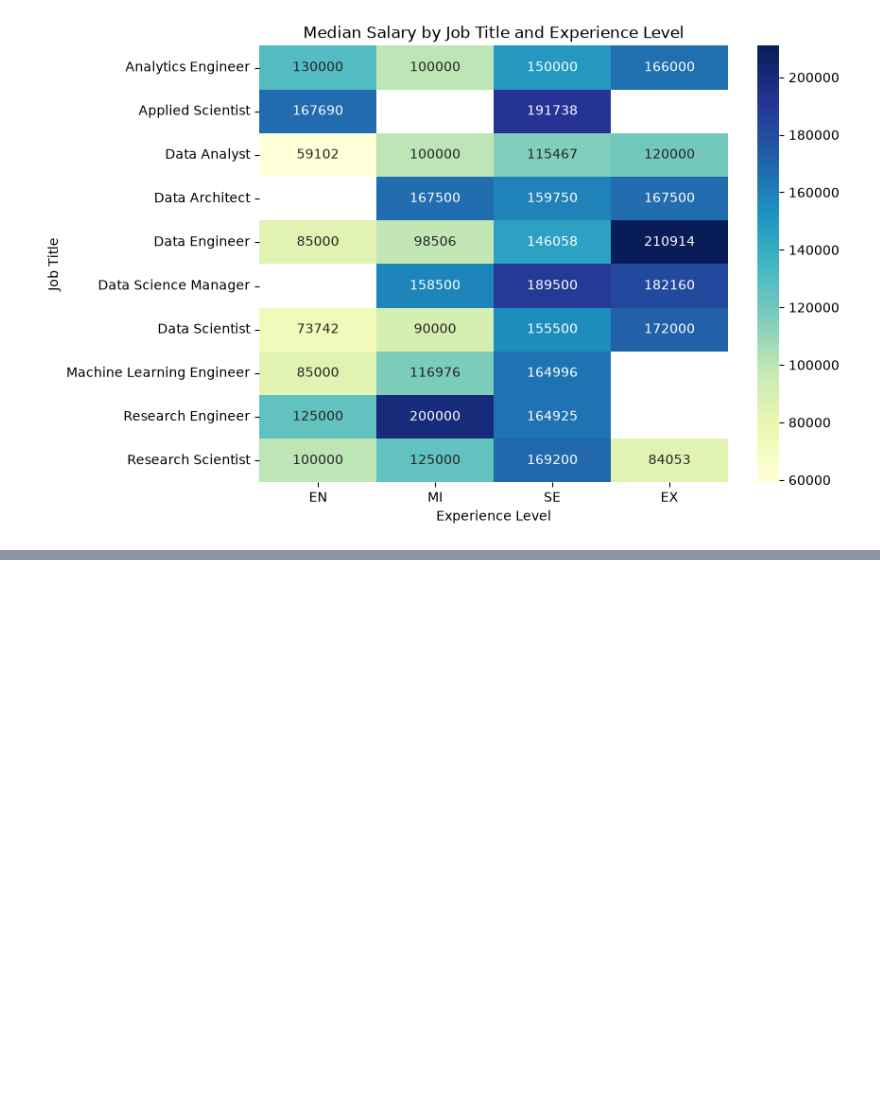
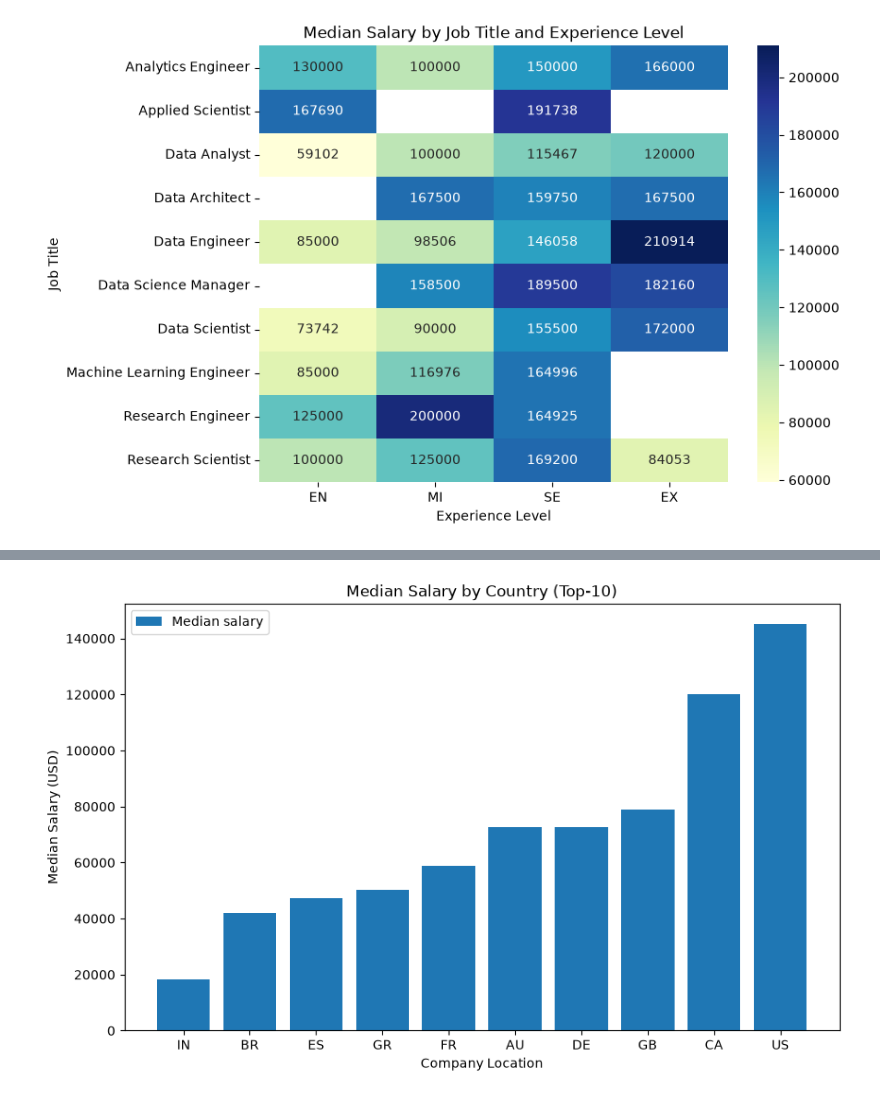
Before and after one commit to rdy2die/DS-ML-projects, a Jupyter notebook: lab2_python/task2.ipynb, the cells around one changed output, grey strips where cells are left out. Cells and saved outputs as stored; diff of their text form; code cells hidden in the pictures; blank space fills up the shorter version.

Commit message:
lab2 task2 3 graphs

```diff
--- a/lab2_python/task2.ipynb
+++ b/lab2_python/task2.ipynb
@@ -84,0 +89,15 @@ plt.show()
+# %%
+top_countries = df["company_location"].value_counts().head(10).index
+mask = df["company_location"].isin(top_countries)
+median_salary_country = df[mask].groupby("company_location")["salary_in_usd"].median().sort_values()
+
+PLOT_FIGSIZE = (10, 6)
+fig, ax = plt.subplots(figsize=PLOT_FIGSIZE)
+ax.bar(median_salary_country.index, median_salary_country.values, label="Median salary")
+ax.set_xlabel("Company Location")
+ax.set_ylabel("Median Salary (USD)")
+ax.set_title("Median Salary by Country (Top-10)")
+ax.legend()
+plt.show()
+# %% [output]
+[figure, added]
```
Also changed, not shown: parts of 7 cells of this notebook.
